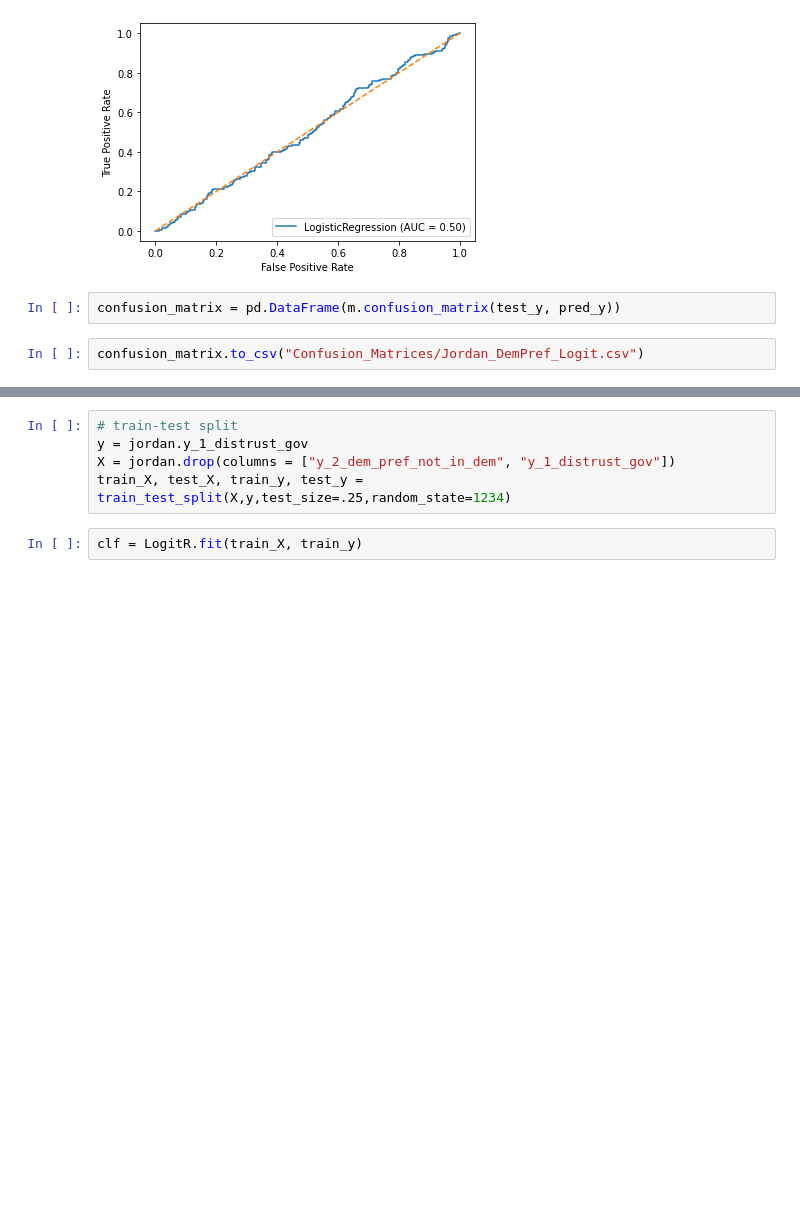
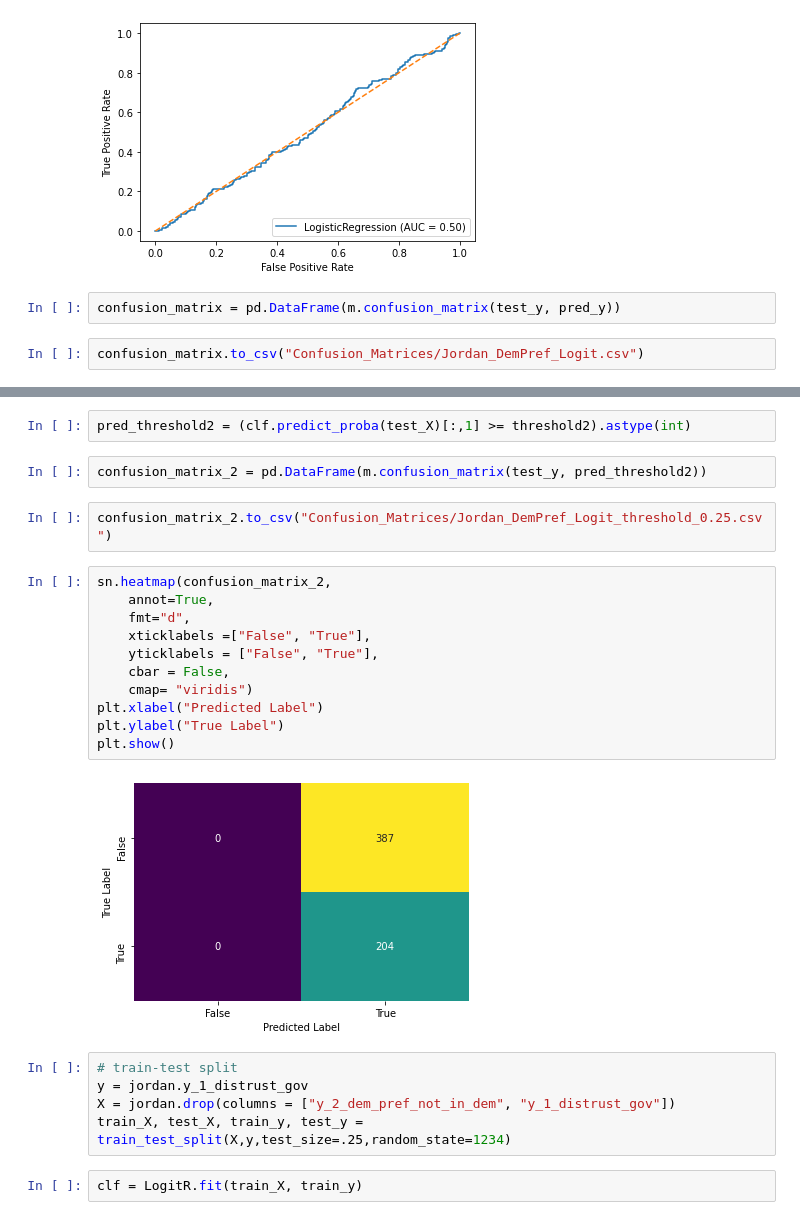
Before and after one commit to tliptrot/ML-repression-study, a Jupyter notebook: Function.ipynb, the cells around one changed output, grey strips where cells are left out. Drawn from its saved outputs; the diff is of its cells as text; blank space fills up the shorter version.

Commit message:
Added confusion matrices

```diff
--- a/Function.ipynb
+++ b/Function.ipynb
@@ -1276,3 +1293,22 @@ confusion_matrix.to_csv("Confusion_Matrices/Jordan_DemPref_Logit.csv")
+# %%
+pred_threshold2 = (clf.predict_proba(test_X)[:,1] >= threshold2).astype(int)
+# %%
+confusion_matrix_2 = pd.DataFrame(m.confusion_matrix(test_y, pred_threshold2))
+# %%
+confusion_matrix_2.to_csv("Confusion_Matrices/Jordan_DemPref_Logit_threshold_0.25.csv")
+# %%
+sn.heatmap(confusion_matrix_2,
+    annot=True,
+    fmt="d",
+    xticklabels =["False", "True"],
+    yticklabels = ["False", "True"],
+    cbar = False,
+    cmap= "viridis")
+plt.xlabel("Predicted Label")
+plt.ylabel("True Label")
+plt.show()
+# %% [output]
+[figure, added]
 # %%
 # train-test split
 y = jordan.y_1_distrust_gov
```
Also changed, not shown: parts of 110 cells of this notebook, 39 other files.
